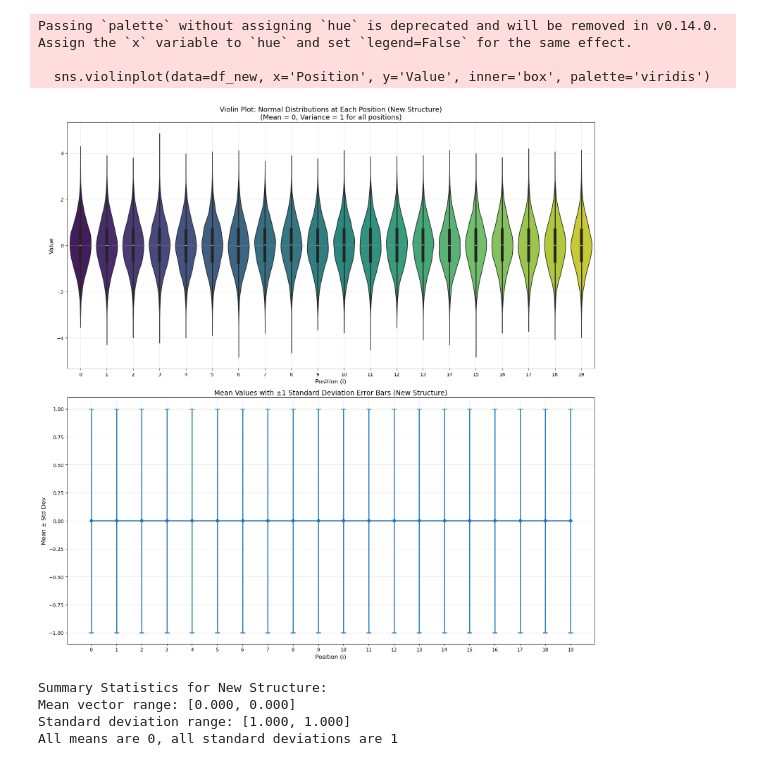
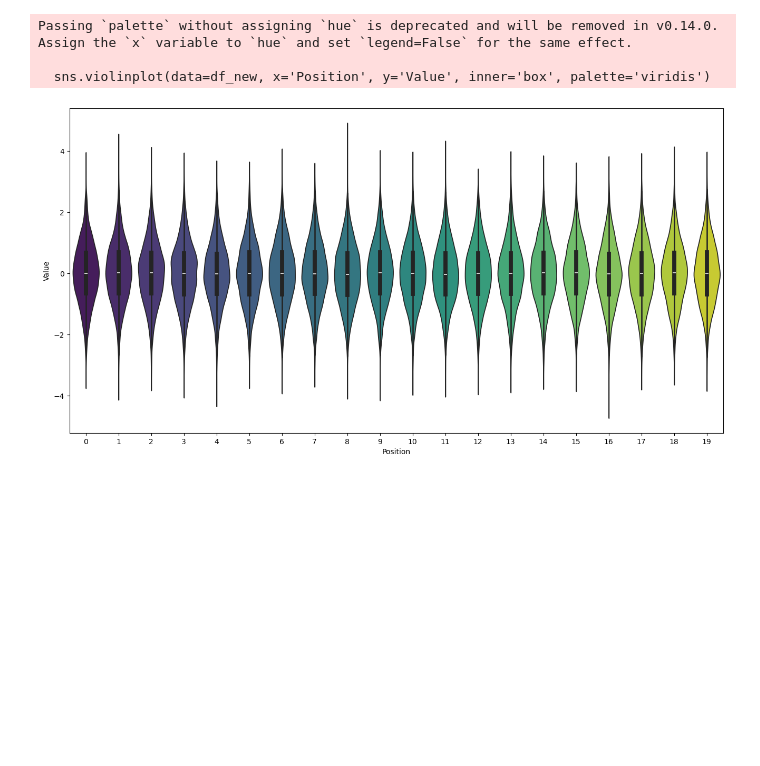
Before and after one commit to Stellenbosch-University-Process-Eng/M.Eng-Data-Analytics-General-Topics, a Jupyter notebook: notebooks/GaussianProcessRegression.ipynb, the cells around one changed output. Drawn from its saved outputs; the diff is of its cells as text; code cells hidden in the pictures; blank space fills up the shorter version.

```diff
--- a/notebooks/GaussianProcessRegression.ipynb
+++ b/notebooks/GaussianProcessRegression.ipynb
@@ -56,22 +32,8 @@ plt.show()
 np.random.seed(42)
 
 # Create a random 20x1 mean vector
-mean_vector = np.random.randn(20) * 3  # Scale by 3 for more interesting values
+mean_vector = np.random.randn(20) * 3
 
 # Create a random positive definite 20x20 covariance matrix
-# Method: Generate a random matrix A, then compute A @ A.T to ensure positive definiteness
 A = np.random.randn(20, 20)
-covariance_matrix = A @ A.T
-
-# Add small diagonal term to ensure numerical stability
-covariance_matrix += 0.1 * np.eye(20)
-
-print(f"Mean vector shape: {mean_vector.shape}")
-print(f"Covariance matrix shape: {covariance_matrix.shape}")
-print(f"Mean vector (first 5 elements): {mean_vector[:5]}")
-print(f"Diagonal of covariance matrix (first 5 elements): {np.diag(covariance_matrix)[:5]}")
-
-# Verify positive definiteness by checking eigenvalues
-eigenvalues = np.linalg.eigvals(covariance_matrix)
-print(f"Minimum eigenvalue: {np.min(eigenvalues):.6f} (should be positive)")
-print(f"All eigenvalues positive: {np.all(eigenvalues > 0)}")
+covariance_matrix = A @ A.T + 0.1 * np.eye(20)
@@ -441,72 +232,28 @@ Pattern explanation:
 # %%
 # Create violin plot for the new structured distribution
 import seaborn as sns
-from scipy.stats import norm
-
-# Create figure
-plt.figure(figsize=(16, 16))
+import pandas as pd
 
 # Generate samples for each position using the new matrices
 n_samples = 5000
 violin_data_new = []
 positions_new = []
 
 for i in range(20):
-    # Get mean and variance for position i
-    mean_i = mean_vector_new[i]  # Always 0
-    variance_i = covariance_matrix_new[i, i]  # Always 1
-    std_i = np.sqrt(variance_i)  # Always 1
-
-    # Generate samples from normal distribution
-    samples = np.random.normal(mean_i, std_i, n_samples)
-
-    # Store data for violin plot
+    samples = np.random.normal(0, 1, n_samples)
     violin_data_new.extend(samples)
     positions_new.extend([i] * n_samples)
 
-# Create violin plot using seaborn
-plt.subplot(2, 1, 1)
-violin_plot_data_new = {'Position': positions_new, 'Value': violin_data_new}
-df_new = pd.DataFrame(violin_plot_data_new)
-
+# Create violin plot
+plt.figure(figsize=(16, 8))
+df_new = pd.DataFrame({'Position': positions_new, 'Value': violin_data_new})
 sns.violinplot(data=df_new, x='Position', y='Value', inner='box', palette='viridis')
-plt.title('Violin Plot: Normal Distributions at Each Position (New Structure)\n(Mean = 0, Variance = 1 for all positions)', fontsize=14)
-plt.xlabel('Position (i)', fontsize=12)
-plt.ylabel('Value', fontsize=12)
-plt.xticks(range(20))
-plt.grid(True, alpha=0.3)
-
-# Create a second subplot showing the means and standard deviations
-plt.subplot(2, 1, 2)
-positions_array = np.arange(20)
-std_array_new = np.sqrt(np.diag(covariance_matrix_new))
-
-# Plot means with error bars showing ±1 standard deviation
-plt.errorbar(positions_array, mean_vector_new, yerr=std_array_new,
-             fmt='o-', capsize=5, capthick=2, linewidth=2, markersize=6)
-plt.title('Mean Values with ±1 Standard Deviation Error Bars (New Structure)', fontsize=14)
-plt.xlabel('Position (i)', fontsize=12)
-plt.ylabel('Mean ± Std Dev', fontsize=12)
-plt.xticks(range(20))
-plt.grid(True, alpha=0.3)
-
-plt.tight_layout()
 plt.show()
-
-# Print summary statistics
-print("\nSummary Statistics for New Structure:")
-print(f"Mean vector range: [{np.min(mean_vector_new):.3f}, {np.max(mean_vector_new):.3f}]")
-print(f"Standard deviation range: [{np.min(std_array_new):.3f}, {np.max(std_array_new):.3f}]")
-print("All means are 0, all standard deviations are 1")
 # %% [output]
 Passing `palette` without assigning `hue` is deprecated and will be removed in v0.14.0. Assign the `x` variable to `hue` and set `legend=False` for the same effect.
 
   sns.violinplot(data=df_new, x='Position', y='Value', inner='box', palette='viridis')
-[figure, old version]
+[figure, new version]
-Summary Statistics for New Structure:
-Mean vector range: [0.000, 0.000]
-Standard deviation range: [1.000, 1.000]
-All means are 0, all standard deviations are 1
 # %%
 # Create contour plot for i=5, j=6 (New Structure)
 i, j = 5, 6
```
Also changed, not shown: parts of 18 cells of this notebook.
